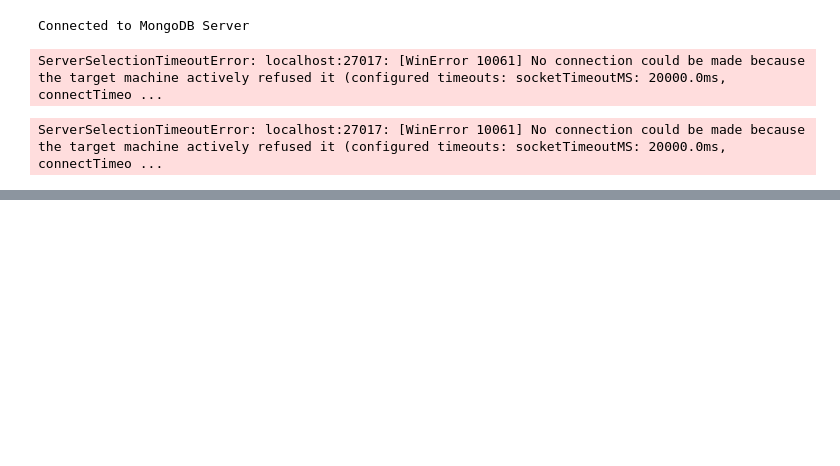
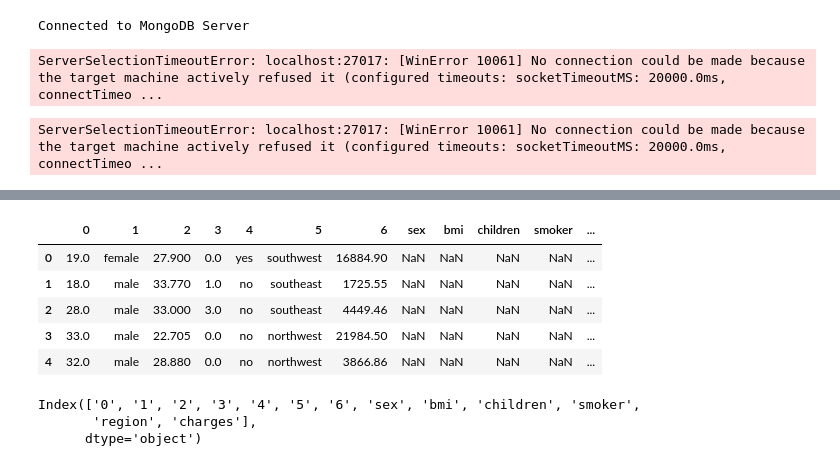
Before and after one commit to jaikrishann/mlproject, a Jupyter notebook: research.ipynb, the cells around one changed output, grey strips where cells are left out. Saved outputs shown, nothing was run; the diff lists cells and outputs as text; code cells hidden in the pictures; blank space fills up the shorter version.

Commit message:
data validation completed

```diff
--- a/research.ipynb
+++ b/research.ipynb
@@ -527,0 +702,19 @@ client = MongoClient("mongodb://localhost:27017", serverSelectionTimeoutMS=10000
+# %%
+import pandas as pd
+df = pd.read_csv(r"C:\Users\jaikr\OneDrive\Desktop\mlproject\Artifcat\31-01-25 11-50-03\data ingestion\Dataset\insurance.csv")
+
+df.head()
+# %% [output]
+|  | 0 | 1 | 2 | 3 | 4 | 5 | 6 | sex | bmi | children | smoker | ... |
+| 0 | 19.0 | female | 27.900 | 0.0 | yes | southwest | 16884.90 | NaN | NaN | NaN | NaN | ... |
+| 1 | 18.0 | male | 33.770 | 1.0 | no | southeast | 1725.55 | NaN | NaN | NaN | NaN | ... |
+| 2 | 28.0 | male | 33.000 | 3.0 | no | southeast | 4449.46 | NaN | NaN | NaN | NaN | ... |
+| 3 | 33.0 | male | 22.705 | 0.0 | no | northwest | 21984.50 | NaN | NaN | NaN | NaN | ... |
+| 4 | 32.0 | male | 28.880 | 0.0 | no | northwest | 3866.86 | NaN | NaN | NaN | NaN | ... |
+# %%
+df.columns  = ['age','sex', 'bmi', 'children', 'smoker',
+       'region', 'charges']
+# %% [output]
+Index(['0', '1', '2', '3', '4', '5', '6', 'sex', 'bmi', 'children', 'smoker',
+       'region', 'charges'],
+      dtype='object')
```
Also changed, not shown: parts of 12 cells of this notebook, 48 other files.
